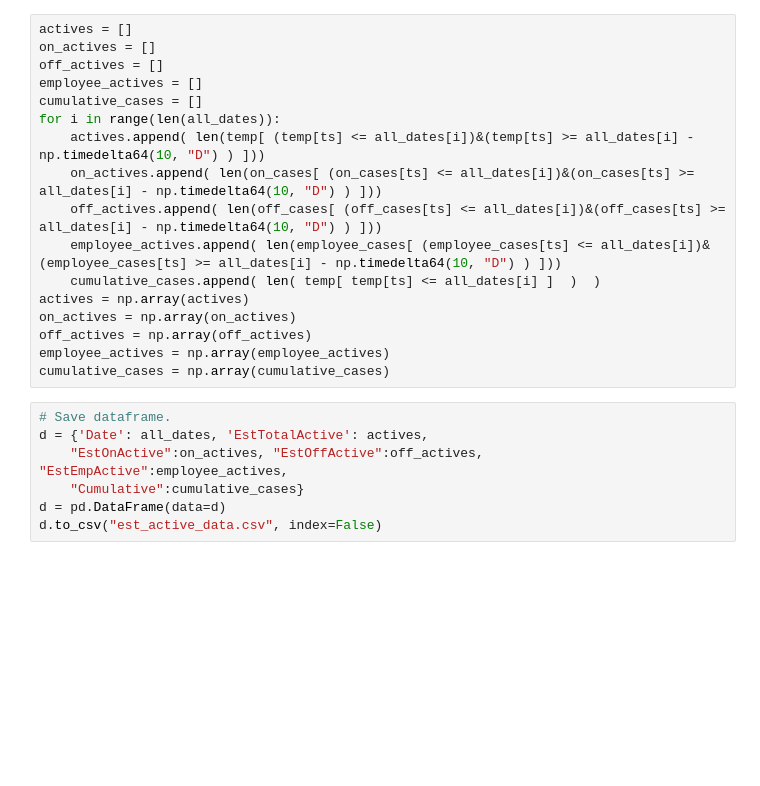
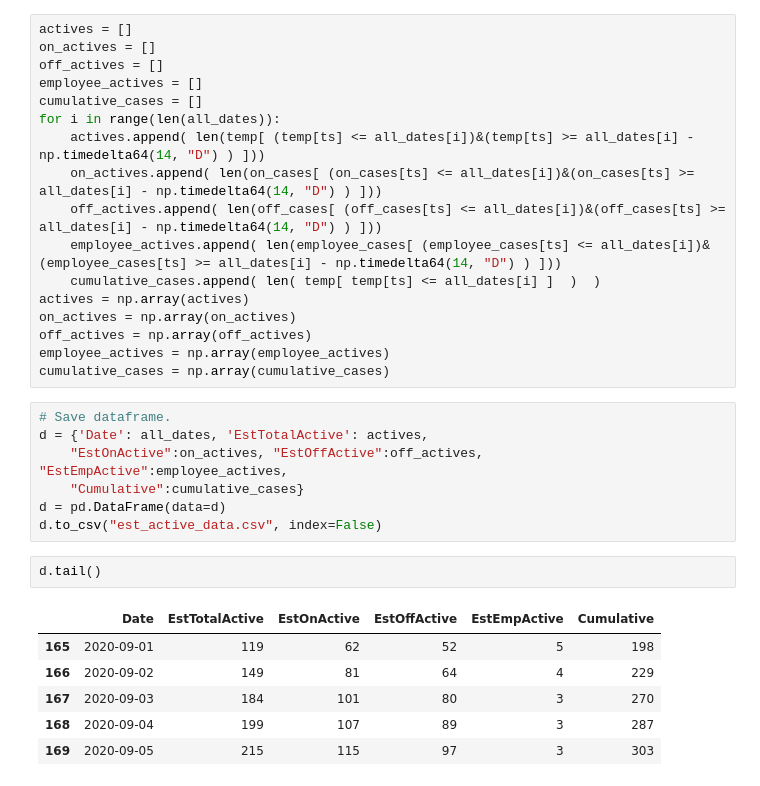
Before and after one commit to jlindbloom/SMU-COVID-19, a Jupyter notebook: Plotting.ipynb, the cells around one changed output. Drawn from its saved outputs; the diff is of its cells as text; blank space fills up the shorter version.

```diff
--- a/Plotting.ipynb
+++ b/Plotting.ipynb
@@ -149,10 +149,10 @@ off_actives = []
 employee_actives = []
 cumulative_cases = []
 for i in range(len(all_dates)):
-    actives.append( len(temp[ (temp[ts] <= all_dates[i])&(temp[ts] >= all_dates[i] - np.timedelta64(10, "D") ) ]))
-    on_actives.append( len(on_cases[ (on_cases[ts] <= all_dates[i])&(on_cases[ts] >= all_dates[i] - np.timedelta64(10, "D") ) ]))
-    off_actives.append( len(off_cases[ (off_cases[ts] <= all_dates[i])&(off_cases[ts] >= all_dates[i] - np.timedelta64(10, "D") ) ]))
-    employee_actives.append( len(employee_cases[ (employee_cases[ts] <= all_dates[i])&(employee_cases[ts] >= all_dates[i] - np.timedelta64(10, "D") ) ]))
+    actives.append( len(temp[ (temp[ts] <= all_dates[i])&(temp[ts] >= all_dates[i] - np.timedelta64(14, "D") ) ]))
+    on_actives.append( len(on_cases[ (on_cases[ts] <= all_dates[i])&(on_cases[ts] >= all_dates[i] - np.timedelta64(14, "D") ) ]))
+    off_actives.append( len(off_cases[ (off_cases[ts] <= all_dates[i])&(off_cases[ts] >= all_dates[i] - np.timedelta64(14, "D") ) ]))
+    employee_actives.append( len(employee_cases[ (employee_cases[ts] <= all_dates[i])&(employee_cases[ts] >= all_dates[i] - np.timedelta64(14, "D") ) ]))
     cumulative_cases.append( len( temp[ temp[ts] <= all_dates[i] ]  )  )
 actives = np.array(actives)
 on_actives = np.array(on_actives)
@@ -166,3 +166,12 @@ d = {'Date': all_dates, 'EstTotalActive': actives,
     "Cumulative":cumulative_cases}
 d = pd.DataFrame(data=d)
 d.to_csv("est_active_data.csv", index=False)
+# %%
+d.tail()
+# %% [output]
+|  | Date | EstTotalActive | EstOnActive | EstOffActive | EstEmpActive | Cumulative |
+| 165 | 2020-09-01 | 119 | 62 | 52 | 5 | 198 |
+| 166 | 2020-09-02 | 149 | 81 | 64 | 4 | 229 |
+| 167 | 2020-09-03 | 184 | 101 | 80 | 3 | 270 |
+| 168 | 2020-09-04 | 199 | 107 | 89 | 3 | 287 |
+| 169 | 2020-09-05 | 215 | 115 | 97 | 3 | 303 |
```
Also changed, not shown: parts of 8 cells of this notebook, 11 other files.
